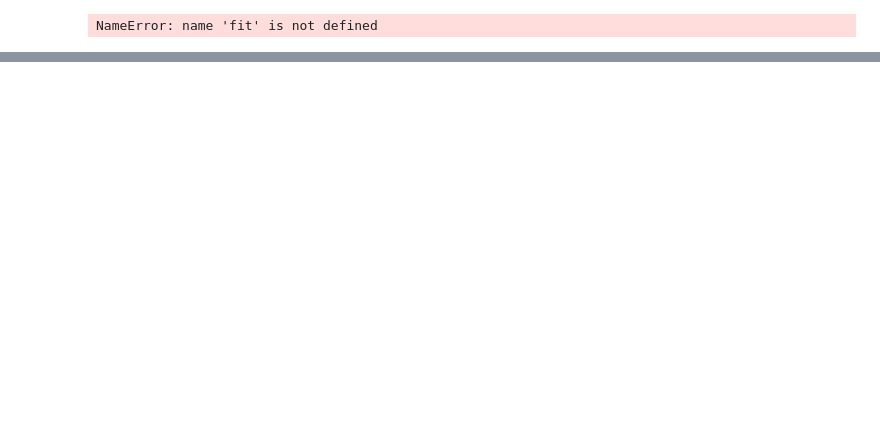
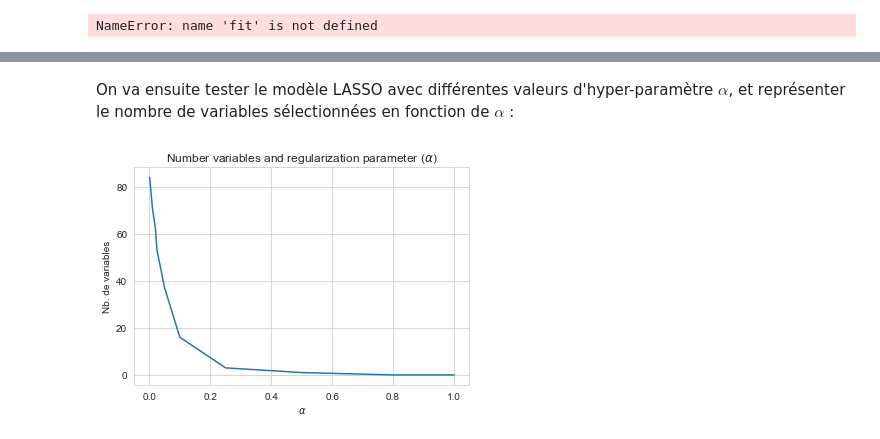
Before and after one commit to eric-vong/Projet-Python, a Jupyter notebook: Rapport.ipynb, the cells around one changed output, grey strips where cells are left out. Cells and saved outputs as stored; diff of their text form; code cells hidden in the pictures; blank space fills up the shorter version.

Commit message:
ajout modèle Lasso

```diff
--- a/Rapport.ipynb
+++ b/Rapport.ipynb
@@ -396,0 +413,5 @@ NameError: name 'fit' is not defined
+# %%
+donnees_num['meuble_bin'] = 1 - LabelEncoder().fit_transform(donnees_num['meuble_txt'])
+
+#Suppression de 'meuble_txt' :
+donnees_num.drop('meuble_txt',axis=1,inplace=True)
@@ -396,0 +447,12 @@ NameError: name 'fit' is not defined
+# %%
+ohe_epoque = pd.DataFrame(LabelBinarizer().fit_transform(donnees_num['epoque']))
+
+# On renomme les colonnes sous la forme : epoque_[0-79]
+
+#donnees[['epoque']].head(10) #pour savoir comment renommer chaque colonne
+colonnes = {0 : 'epoque_1', 1 : 'epoque_2', 2 : 'epoque_3', 3 : 'epoque_0'}
+ohe_epoque.rename(columns=colonnes, inplace=True)
+
+# Ajout des nouvelles variables et suppression de 'epoque' :
+donnees_num = donnees_num.join(ohe_epoque)
+donnees_num.drop(['epoque'],axis=1,inplace=True)
@@ -396,0 +468,11 @@ NameError: name 'fit' is not defined
+# %%
+def standardisation(df) :
+    """
+    Fonction renvoyant la version standardisée d'une base de données df passée en argument.
+
+    ! df ne doit contenir que des variables numériques !
+    """
+
+    data = StandardScaler().fit(df).transform(df.fillna(0))
+
+    return data
@@ -396,0 +490,21 @@ NameError: name 'fit' is not defined
+# %%
+donnees_lasso = donnees_num
+
+donnees_lasso.drop(['min','max','geometry','q_80','epoque_0'],axis=1,inplace=True)
+
+data_lasso = standardisation(donnees_lasso)
+# %% [markdown]
+On va ensuite tester le modèle LASSO avec différentes valeurs d'hyper-paramètre $\alpha$, et représenter le nombre de variables sélectionnées en fonction de $\alpha$ :
+# %%
+yindex = donnees_lasso.columns.get_loc("ref")
+alphas = np.array([0.001,0.01,0.02,0.025,0.05,0.1,0.25,0.5,0.8,1.0])
+
+alpha_for_path, coefs_lasso, _ = lasso_path(np.delete(data_lasso, yindex, axis = 1),data_lasso[:,yindex],alphas=alphas)
+nb_non_zero = np.apply_along_axis(func1d=np.count_nonzero,arr=coefs_lasso,axis=0)
+
+sns.set_style("whitegrid")
+p = sns.lineplot(y=nb_non_zero, x=alpha_for_path).set(title = r"Number variables and regularization parameter ($\alpha$)", xlabel=r'$\alpha$', ylabel='Nb. de variables')
+p
+plt.show()
+# %% [output]
+[figure, added]
```
Also changed, not shown: parts of 33 cells of this notebook.
